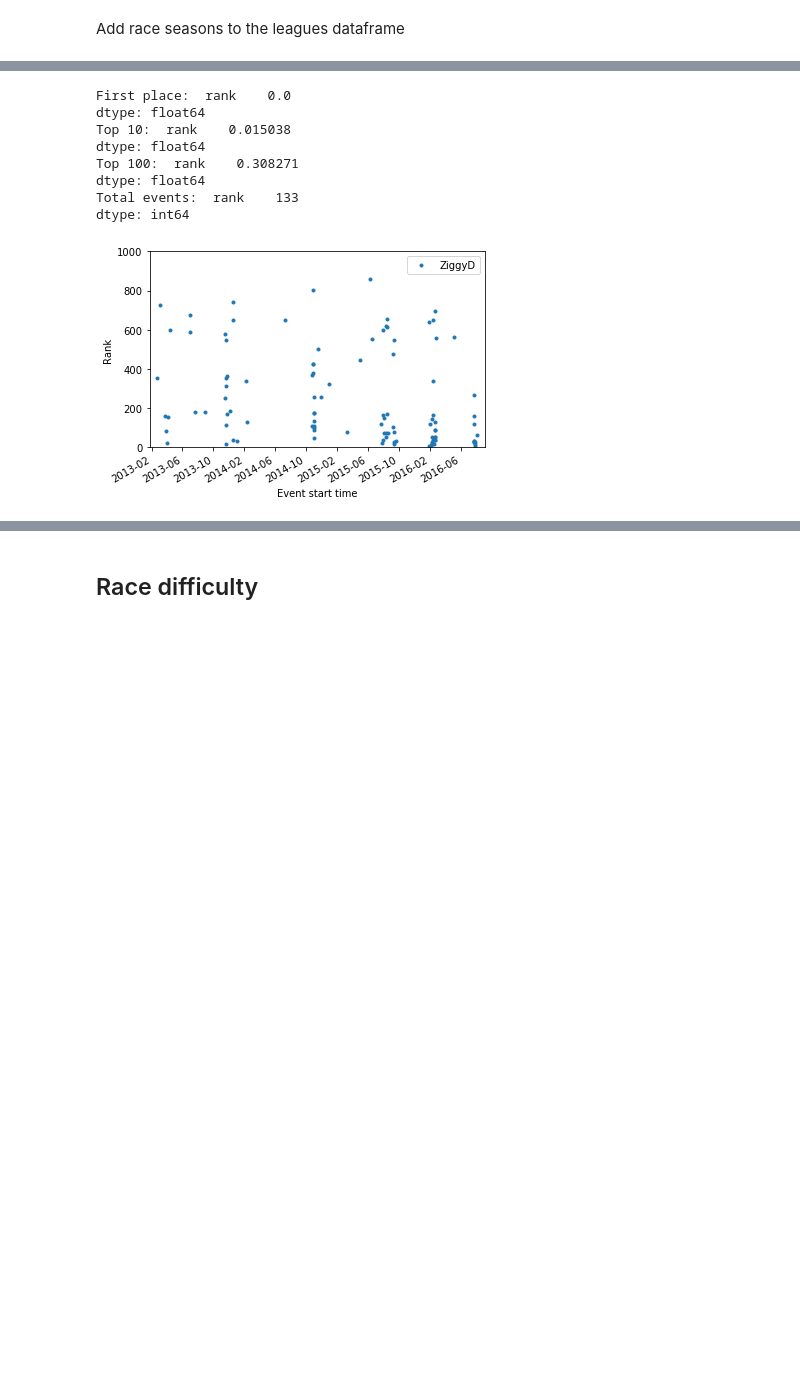
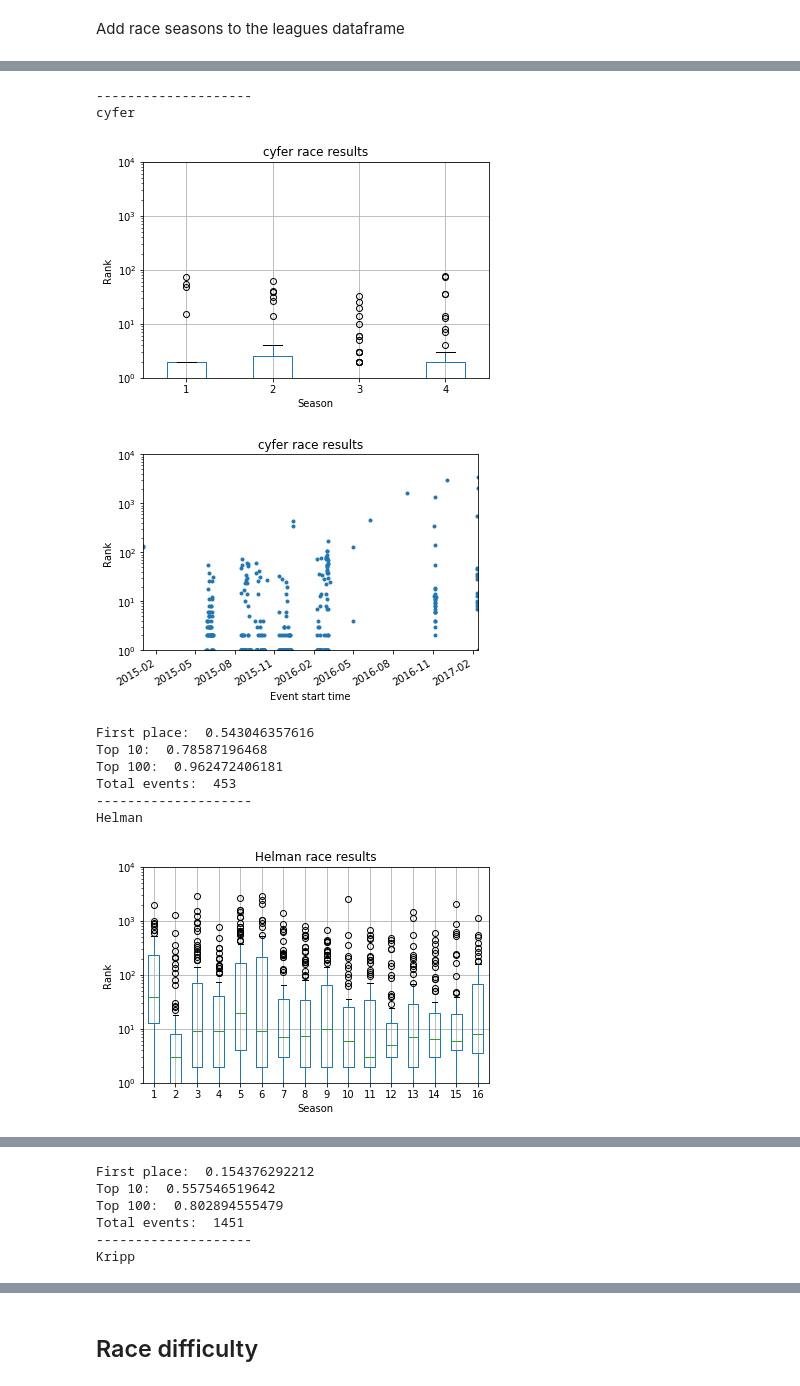
Before and after one commit to stevejbrown/PoE-analysis, a Jupyter notebook: POE analysis.ipynb, the cells around one changed output, grey strips where cells are left out. Drawn from its saved outputs; the diff is of its cells as text; code cells hidden in the pictures; blank space fills up the shorter version.

Commit message:
Made box plots for player race consistency

```diff
--- a/POE analysis.ipynb
+++ b/POE analysis.ipynb
@@ -566,8 +547,23 @@ leagues_df
+# %%
+from matplotlib.ticker import FormatStrFormatter
+
+def visualize_player_consistency(player, ranks, save=False):
+    ax = ranks.join(leagues_df[['id','season']]).boxplot(column='rank', by='season', showfliers=True)
+    plt.title(player + ' race results')
+    plt.suptitle('')
+    plt.ylabel('Rank')
+    plt.xlabel('Season')
+    ax.xaxis.set_major_formatter(FormatStrFormatter('%.0f'))
+    plt.yscale('log')
+    plt.ylim([0,10000])
+    if save:
+        plt.savefig('figures/poe_' + player.lower() + '_consistency.png', dpi=300)
 # %%
-cyfer = get_player_ranks('cyfer.russia')
-cyfer.join(leagues_df[['id','startAt']]).plot('startAt', 'rank', style='.', label='cyfer.russia')
-plt.ylabel('Rank')
-plt.xlabel('Event start time')
-plt.ylim([0,1000])
-plt.savefig('figures/poe_cyfer_consistency.png', dpi=300)
-print_rank_breakdown(cyfer)
+def visualize_scatter_ranks(player, ranks):
+    ranks.join(leagues_df[['id','startAt']]).dropna().plot('startAt', 'rank', style='.')
+    plt.legend().remove()
+    plt.ylabel('Rank')
+    plt.xlabel('Event start time')
+    plt.title(player + ' race results')
+    plt.yscale('log')
+    plt.ylim([0,10000])
@@ -650,18 +570,27 @@ dtype: int64
-# %%
-ziggyd = get_player_ranks("ZiggyD")
-ziggyd.join(leagues_df[['id','startAt']]).dropna().plot('startAt', 'rank', style='.', label='ZiggyD')
-plt.ylabel('Rank')
-plt.xlabel('Event start time')
-plt.ylim([0,1000])
-plt.savefig('figures/poe_ziggyd_consistency.png', dpi=300)
-print_rank_breakdown(ziggyd)
-# %% [output]
-First place:  rank    0.0
-dtype: float64
-Top 10:  rank    0.015038
-dtype: float64
-Top 100:  rank    0.308271
-dtype: float64
-Total events:  rank    133
-dtype: int64
-[figure, removed]
+# %%
+players = [['cyfer', 'cyfer.russia'],
+          ['Helman', 'Helman'],
+          ['Kripp', 'Krippers'],
+          ['Steelmage', 'Steelmage'],
+          ['ZiggyD', 'ZiggyD']]
+
+for player, account in players:
+    print('--------------------')
+    print(player)
+    ranks = get_player_ranks(account)
+    visualize_player_consistency(player, ranks, save=True)
+    visualize_scatter_ranks(player, ranks)
+    plt.show()
+    print_rank_breakdown(ranks)
+# %% [output]
+--------------------
+cyfer
+[figure, added]
+[figure, added]
+First place:  0.543046357616
+Top 10:  0.78587196468
+Top 100:  0.962472406181
+Total events:  453
+--------------------
+Helman
+[figure, added]
@@ -667,0 +598,6 @@ dtype: int64
+First place:  0.154376292212
+Top 10:  0.557546519642
+Top 100:  0.802894555479
+Total events:  1451
+--------------------
+Kripp
```
Also changed, not shown: parts of 9 cells of this notebook.
